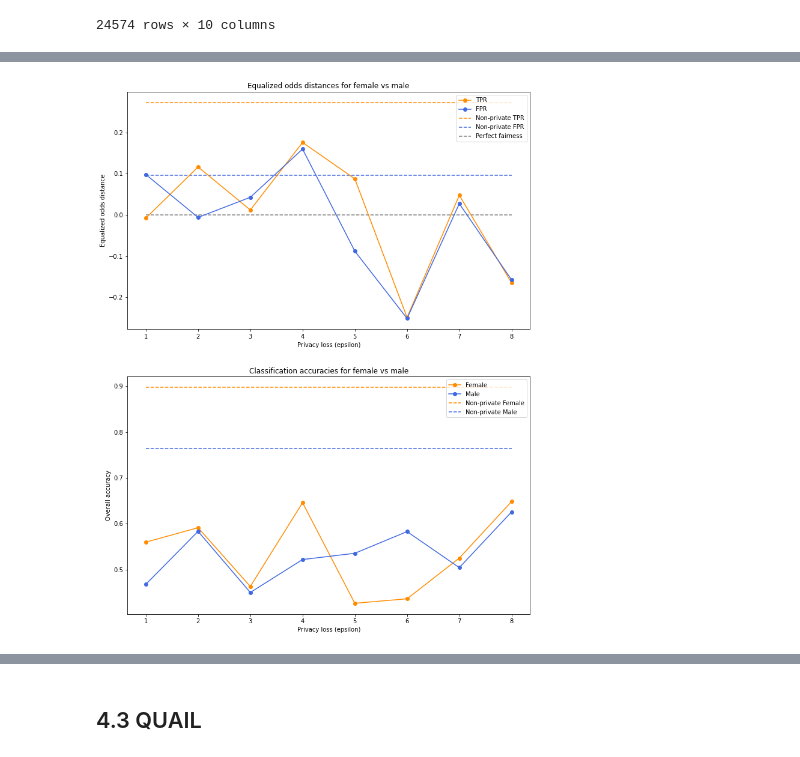
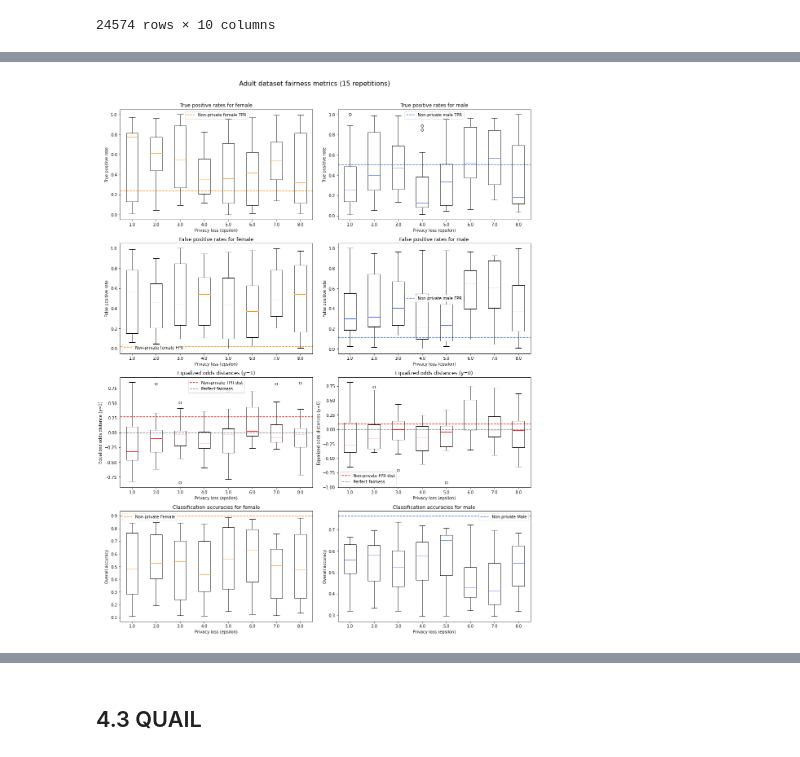
Before and after one commit to kgrabarz/microsoft_capstone_fall_2021, a Jupyter notebook: Code/Pipelines_and_EDA/4-Adult-Synthesizers.ipynb, the cells around one changed output, grey strips where cells are left out. Cells and saved outputs as stored; diff of their text form; code cells hidden in the pictures.

Commit message:
added multiple repetition plotting functionality

```diff
--- a/Code/Pipelines_and_EDA/4-Adult-Synthesizers.ipynb
+++ b/Code/Pipelines_and_EDA/4-Adult-Synthesizers.ipynb
@@ -267,5 +260,5 @@ def adult_fairness_summary(female_tup, male_tup, show_plots=False, evaluate="tes
 female_tup, male_tup = adult_binary_classification_pipeline(X_train, y_train, X_test, y_test, evaluate="test")
 
 # Calculate and visualize TPR and FPR on the training data for female and male
-TPR_f, TPR_m, FPR_f, FPR_m = adult_fairness_summary(female_tup, male_tup, show_plots=True, evaluate="test")
+TPR_f_non_priv, TPR_m_non_priv, FPR_f_non_priv, FPR_m_non_priv = adult_fairness_summary(female_tup, male_tup, show_plots=True, evaluate="test")
 # %% [output]
@@ -334,4 +319,0 @@ mwem.fit(adult_train.to_numpy())
-# %%
-# Create private synthetic data using MWEM
-adult_train_synth = pd.DataFrame(mwem.sample(int(adult_train.shape[0])), columns=adult_train.columns)
-adult_train_synth
@@ -460,2 +421,16 @@ def adult_fairness_privacy_range(epsilon_vals, adult_train, adult_test, synthesi
 
     return fairness_dict
+# %%
+try:
+    # Try to load the dictionary with one repetition
+    adult_fairness_mwem_1 = np.load("adult_fairness_mwem_1.npy", allow_pickle=True).item()
+
+except:
+    # Set range of epsilon values
+    epsilon_vals = [1.0, 2.0, 3.0, 4.0, 5.0, 6.0, 7.0, 8.0]
+
+    # Get dictionary of fairness metrics with 1 repetition for range of values
+    adult_fairness_mwem_1 = adult_fairness_privacy_range(epsilon_vals, adult_train, adult_test, synthesizer="MWEM", n_reps=1)
+
+    # Save dictionary
+    np.save("adult_fairness_mwem_1.npy", adult_fairness_mwem_1)
@@ -462,6 +629,14 @@ def adult_fairness_privacy_range(epsilon_vals, adult_train, adult_test, synthesi
 # %%
-# Set range of epsilon values
-epsilon_vals = [1.0, 2.0, 3.0, 4.0, 5.0, 6.0, 7.0, 8.0]
+try:
+    # Try to load the dictionary with ten repetitions
+    adult_fairness_mwem_2 = np.load("adult_fairness_mwem_2.npy", allow_pickle=True).item()
 
-# Get dictionary of averaged fairness metrics across 5 repetitions for range of values
-adult_fairness_dict = adult_fairness_privacy_range(epsilon_vals, adult_train, adult_test, synthesizer="MWEM", n_reps=5)
+except:
+    # Set range of epsilon values
+    epsilon_vals = [1.0, 2.0, 3.0, 4.0, 5.0, 6.0, 7.0, 8.0]
+
+    # Get dictionary of averaged fairness metrics across 10 repetitions for range of values
+    adult_fairness_mwem_2 = adult_fairness_privacy_range(epsilon_vals, adult_train, adult_test, synthesizer="MWEM", n_reps=15)
+
+    # Save dictionary
+    np.save("adult_fairness_mwem_2.npy", adult_fairness_mwem_2)
@@ -525,5 +657,5 @@ def plot_fairness_dict(fairness_dict, plot_non_private=False):
 # %%
 # Plot the fairness and accuracy metrics for female vs male
-plot_fairness_dict(adult_fairness_dict, plot_non_private=True)
+plot_fairness_dict(adult_fairness_mwem_2, plot_non_private=True)
 # %% [output]
-[figure, old version]
+[figure, new version]
```
Also changed, not shown: parts of 18 cells of this notebook.
